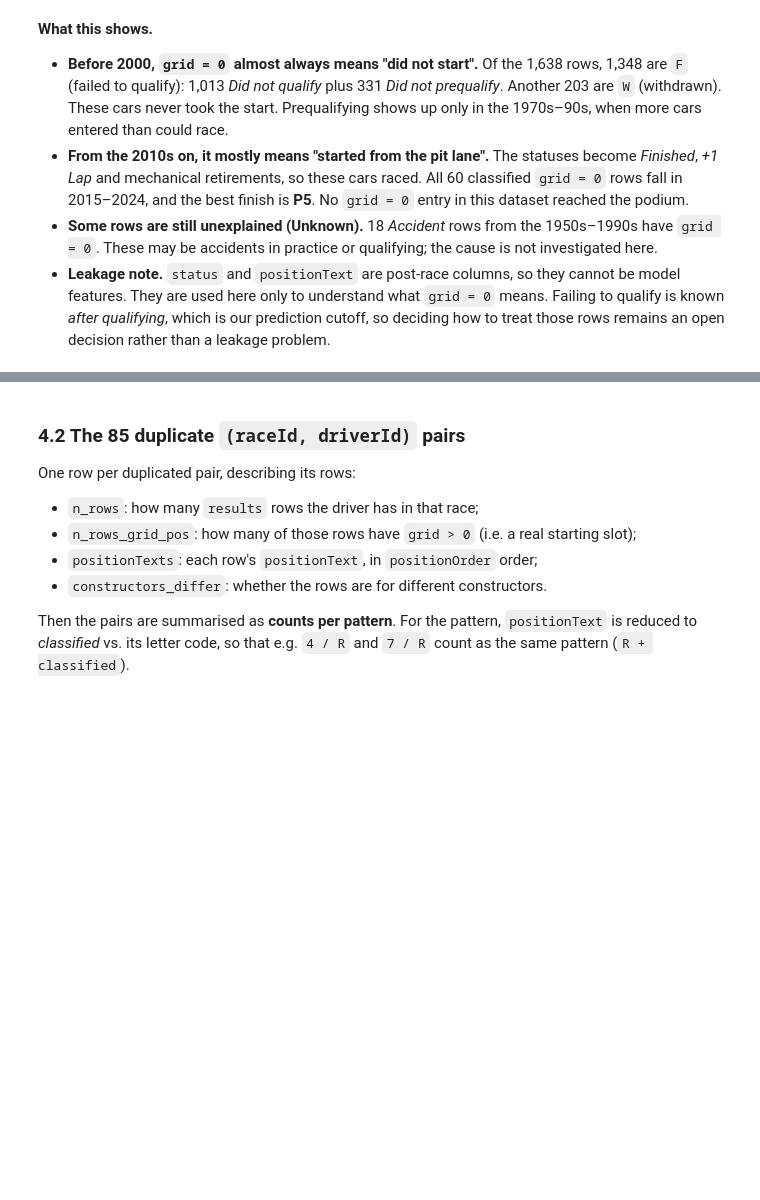
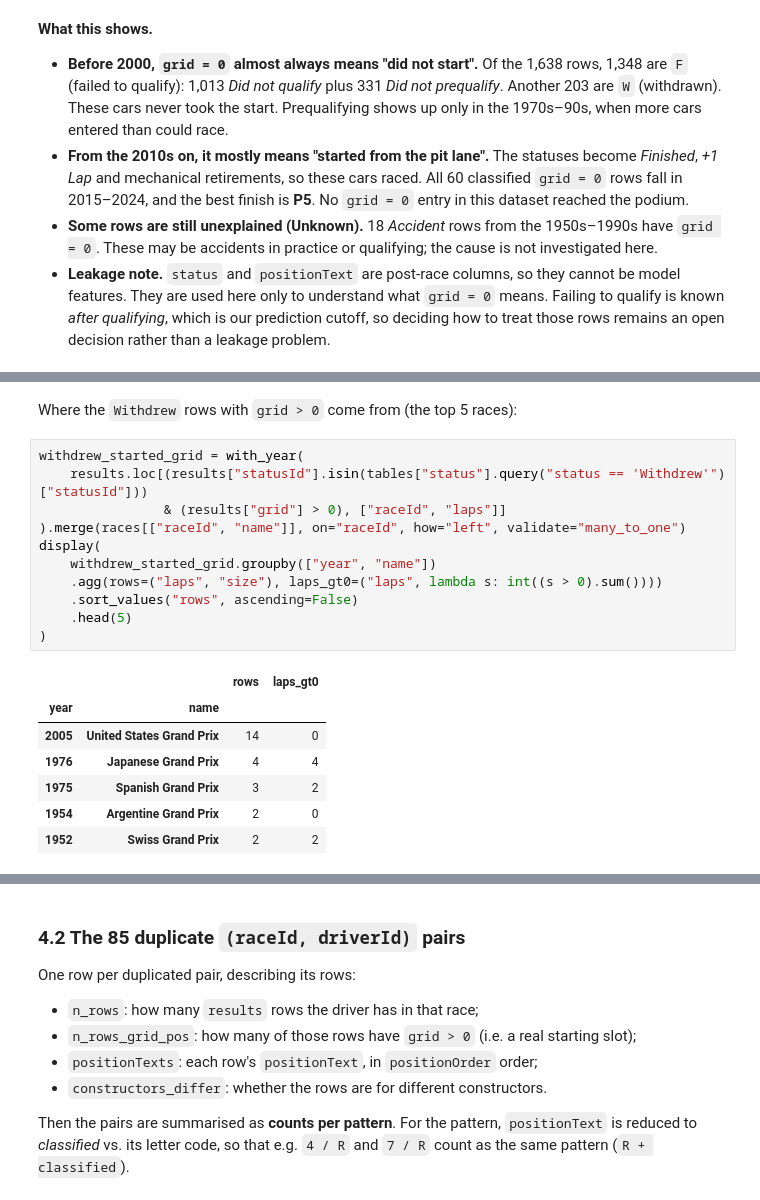
Before and after one commit to YShimy/f1-podium, a Jupyter notebook: notebooks/milestone1.ipynb, the cells around one changed output, grey strips where cells are left out. Drawn from its saved outputs; the diff is of its cells as text; blank space fills up the shorter version.

```diff
--- a/notebooks/milestone1.ipynb
+++ b/notebooks/milestone1.ipynb
@@ -500,0 +554,21 @@ display(crosstab_by_decade("positionText_group"))
+# %% [markdown]
+Where the `Withdrew` rows with `grid > 0` come from (the top 5 races):
+# %%
+withdrew_started_grid = with_year(
+    results.loc[(results["statusId"].isin(tables["status"].query("status == 'Withdrew'")["statusId"]))
+                & (results["grid"] > 0), ["raceId", "laps"]]
+).merge(races[["raceId", "name"]], on="raceId", how="left", validate="many_to_one")
+display(
+    withdrew_started_grid.groupby(["year", "name"])
+    .agg(rows=("laps", "size"), laps_gt0=("laps", lambda s: int((s > 0).sum())))
+    .sort_values("rows", ascending=False)
+    .head(5)
+)
+# %% [output]
+|  |  | rows | laps_gt0 |
+| year | name |  |  |
+| 2005 | United States Grand Prix | 14 | 0 |
+| 1976 | Japanese Grand Prix | 4 | 4 |
+| 1975 | Spanish Grand Prix | 3 | 2 |
+| 1954 | Argentine Grand Prix | 2 | 0 |
+| 1952 | Swiss Grand Prix | 2 | 2 |
```
Also changed, not shown: parts of 6 cells of this notebook, 1 other file.
